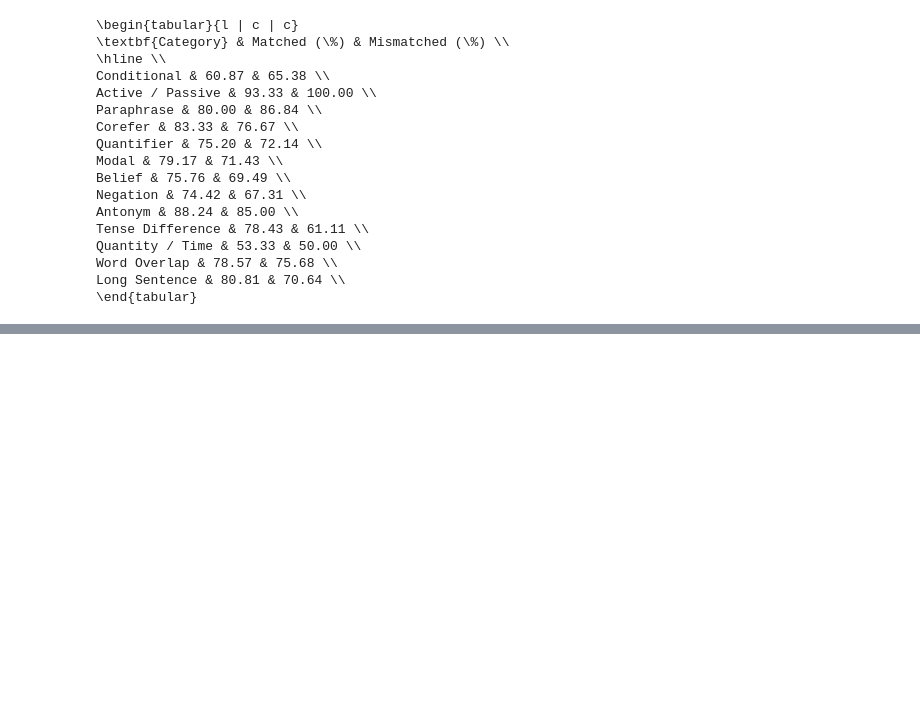
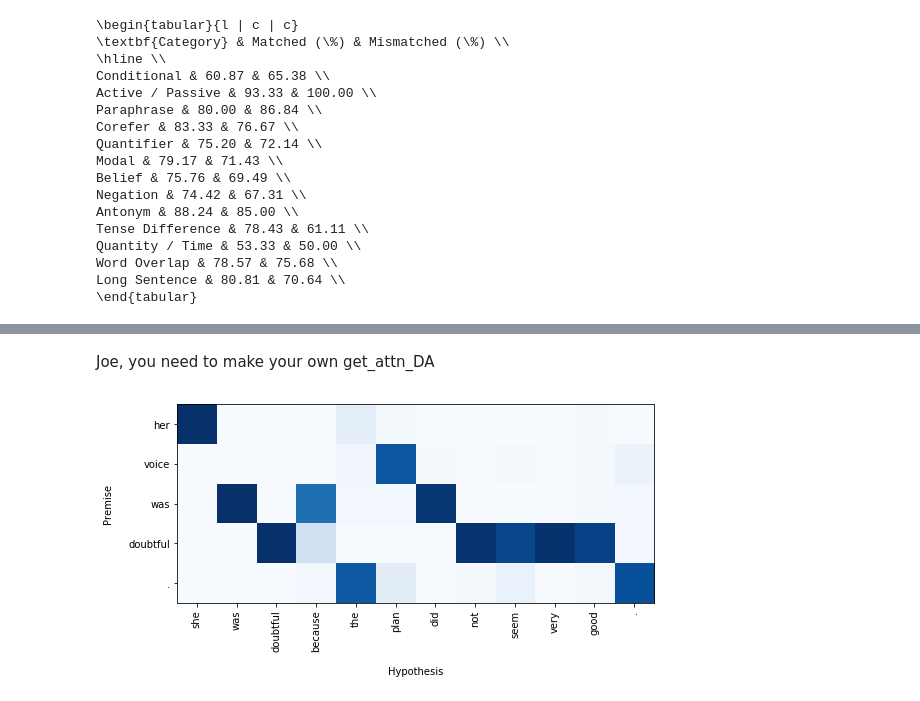
Before and after one commit to ack8006/nlp-multinli, a Jupyter notebook: jupyter/Evaluate models.ipynb, the cells around one changed output, grey strips where cells are left out. Drawn from its saved outputs; the diff is of its cells as text; code cells hidden in the pictures; blank space fills up the shorter version.

Commit message:
Adding attention graphic

```diff
--- a/jupyter/Evaluate models.ipynb
+++ b/jupyter/Evaluate models.ipynb
@@ -354,0 +376,18 @@ Long Sentence & 80.81 & 70.64 \\
+# %%
+def get_masks(input, pad_token=1):
+    return (input != pad_token).unsqueeze(2).float()
+
+def softmask(input, mask):
+    """
+    input is of dims batch_size x len_1 x len_2
+    mask if of dims batch_size x len_2 x 1
+    """
+    batch_size, len_1, len_2 = input.size()
+
+    assert len_2 == mask.size(1)
+
+    exp_input = torch.exp(input)
+    divisors = torch.bmm(exp_input, mask).view(batch_size, len_1)  # batch_size x len_1
+    masked = torch.mul(exp_input, torch.transpose(mask.expand(batch_size, len_2, len_1), 1, 2))
+
+    return masked.div(divisors.unsqueeze(2).expand_as(masked))  # batch_size x len_1 x len_2
@@ -354,0 +426,24 @@ Long Sentence & 80.81 & 70.64 \\
+# %% [markdown]
+Joe, you need to make your own get_attn_DA
+# %%
+def make_plot(h_attn, p, h):
+    h_attn = h_attn[:len(h), :len(p)]
+
+    plt.figure(figsize=(8, 8))
+    plt.imshow(np.transpose(h_attn), cmap=plt.cm.Blues)
+    x_ticks = np.arange(len(h))
+    plt.xticks(x_ticks, h, rotation=90)
+    plt.xlabel('Hypothesis')
+    y_ticks = np.arange(len(p))
+    plt.yticks(y_ticks, p)
+    plt.ylabel('Premise')
+
+    plt.tight_layout()
+# %%
+values, words = single_batch(val_iter_matched)
+p_attns, h_attns, mask_p, mask_h = get_attn_ESIM(model, values)
+# %%
+i = np.random.choice(range(64))
+make_plot(h_attns[i], words[i].premise, words[i].hypothesis)
+# %% [output]
+[figure, added]
```
Also changed, not shown: parts of 4 cells of this notebook.
